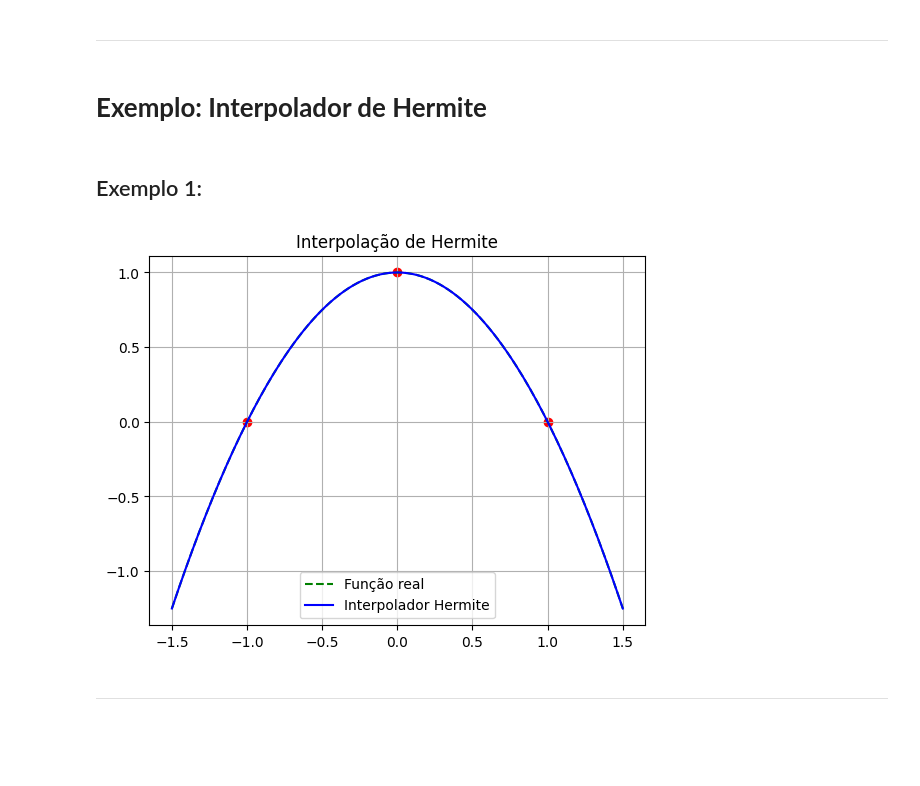
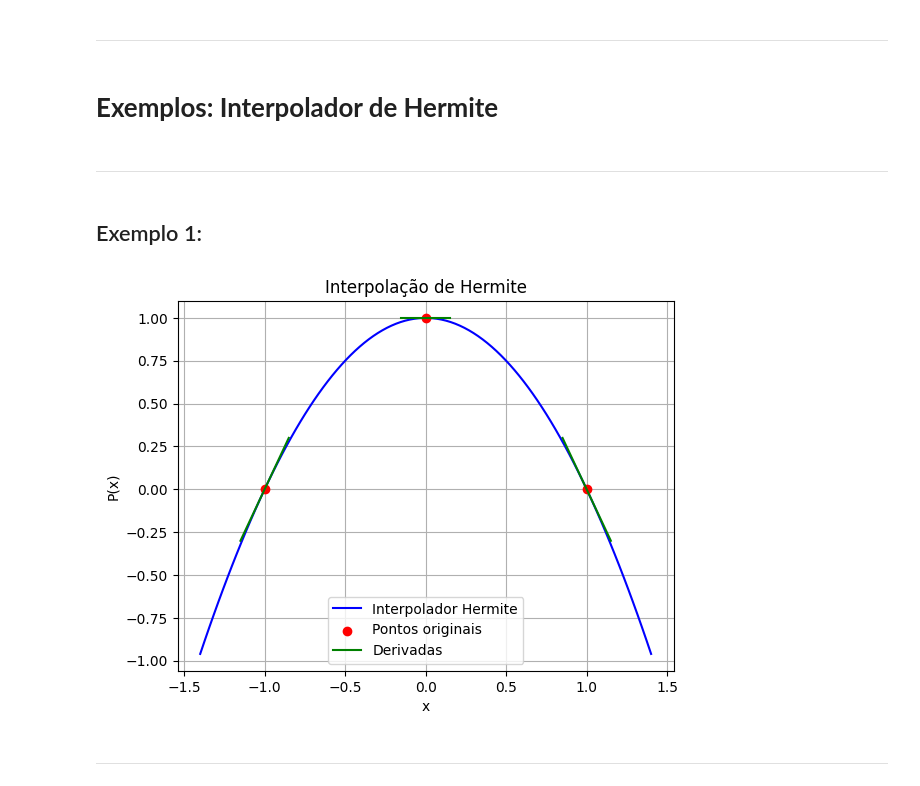
Before and after one commit to CB2325NumericaG6/CB2325NumericaG6, a Jupyter notebook: exemplos_jupyter/interpolacao.ipynb, the cells around one changed output. Drawn from its saved outputs; the diff is of its cells as text; code cells hidden in the pictures; blank space fills up the shorter version.

Commit message:
Versão final da maioria dos Notebooks de exemplo Falta consertar "aproximação.ipynb" e "erros.ipynb", que requer alteração no módulo principal

```diff
--- a/exemplos_jupyter/interpolacao.ipynb
+++ b/exemplos_jupyter/interpolacao.ipynb
@@ -1086,29 +99,21 @@ plt.show()
 # %% [markdown]
 ---
 # %% [markdown]
-# __Exemplo: Interpolador de Hermite__
+# __Exemplos: Interpolador de Hermite__
+# %% [markdown]
+---
 # %% [markdown]
 ## Exemplo 1:
 # %%
 x = [-1, 0, 1]
 y = [0, 1, 0]
 dy = [-2*x_i for x_i in x]
 
-P = hermite_interp(x, y, dy)
-X_plot = np.linspace(-1.5, 1.5, 200)
-Y_plot = [P.evaluate(X) for X in X_plot]
-Y_real = [1 - X**2 for X in X_plot]
-
-plt.figure()
-plt.plot(X_plot, Y_real, 'g--', label="Função real")
-plt.plot(X_plot, Y_plot, 'b', label="Interpolador Hermite")
-plt.scatter(x, y, color="red")
-plt.title("Interpolação de Hermite")
-plt.legend()
-plt.grid(True)
+interpol = hermite_interp(x, y, dy)
+interpol.plot()
 plt.show()
 # %% [output]
-[figure, old version]
+[figure, new version]
 # %% [markdown]
 ---
 # %% [markdown]
```
Also changed, not shown: parts of 20 cells of this notebook, 5 other files.
